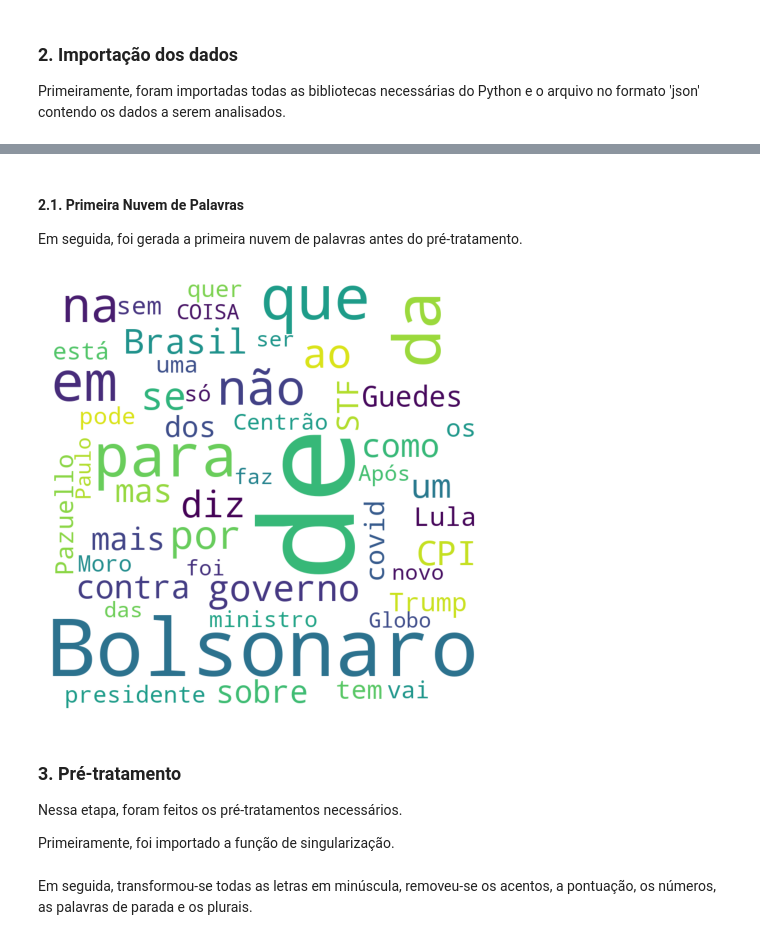
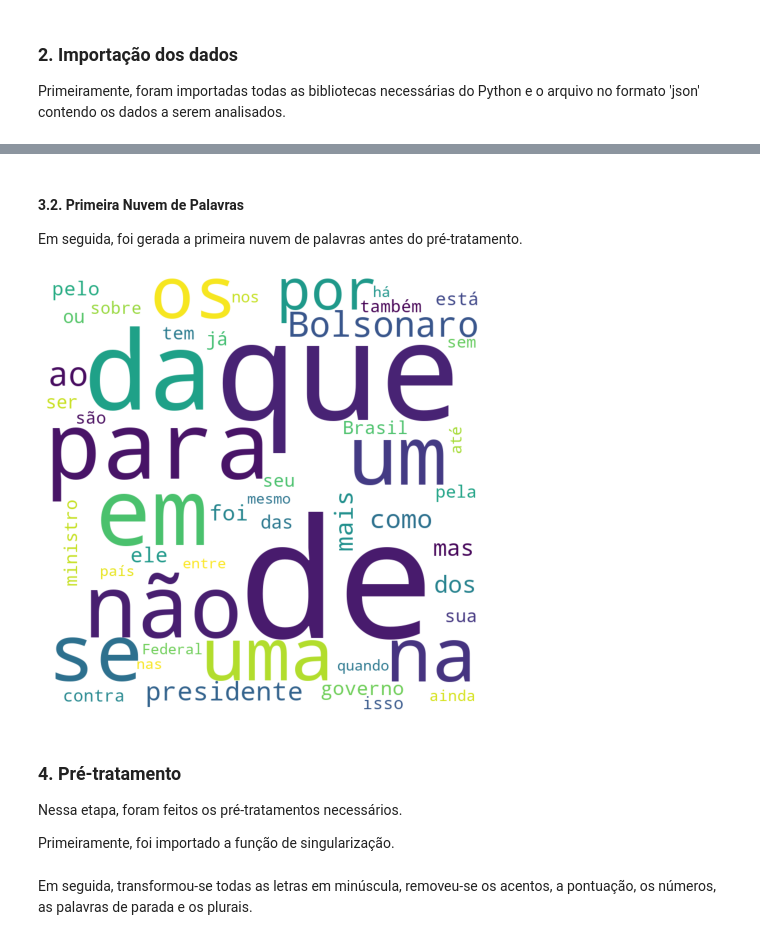
Before and after one commit to mahmayer/Mackenzie, a Jupyter notebook: Linguagem_natural_Articulistas.ipynb, the cells around one changed output, grey strips where cells are left out. Drawn from its saved outputs; the diff is of its cells as text; code cells hidden in the pictures.

```diff
--- a/Linguagem_natural_Articulistas.ipynb
+++ b/Linguagem_natural_Articulistas.ipynb
@@ -33,6 +33,6 @@ from nltk.util import ngrams
 # %%
 data = pd.read_json('https://raw.githubusercontent.com/mahmayer/articulistas/main/UolBlogs.json')
 
-titles = data[['author','title']].copy()
-titles.head(10)
+content = data[['content']].copy()
+content.head(10)
 # %% [output]
@@ -49,0 +55,5 @@ titles.head(10)
+# %%
+#Faz a contagem de palavras por cada linha do artigo
+content['words'] = content['content'].str.split().str.len()
+
+content.plot.hist(bins=30, alpha=0.8)
@@ -50,19 +63,19 @@ titles.head(10)
 # %% [markdown]
-#### **2.1. Primeira Nuvem de Palavras**
+#### **3.2. Primeira Nuvem de Palavras**
 Em seguida, foi gerada a primeira nuvem de palavras antes do pré-tratamento.
 # %%
-original_text = ' '.join(titles['title'])
+text = ' '.join(content['content'])
 
-wordcloud1 = WordCloud(collocations=False, normalize_plurals=False, stopwords=None, width=800, height=800, background_color='white', min_font_size = 10, max_words=50).generate(original_text)
+wordcloud1 = WordCloud(collocations=False, normalize_plurals=False, stopwords=None, width=800, height=800, background_color='white', min_font_size = 10, max_words=50).generate(text)
 
 plt.figure(figsize = (8, 8), facecolor = None)
 plt.imshow(wordcloud1)
 plt.axis("off")
 plt.show()
 # %% [output]
-[figure, old version]
+[figure, new version]
 # %% [markdown]
-### **3. Pré-tratamento**
+### **4. Pré-tratamento**
 Nessa etapa, foram feitos os pré-tratamentos necessários.
 
 Primeiramente, foi importado a função de singularização.
```
Also changed, not shown: parts of 13 cells of this notebook.
